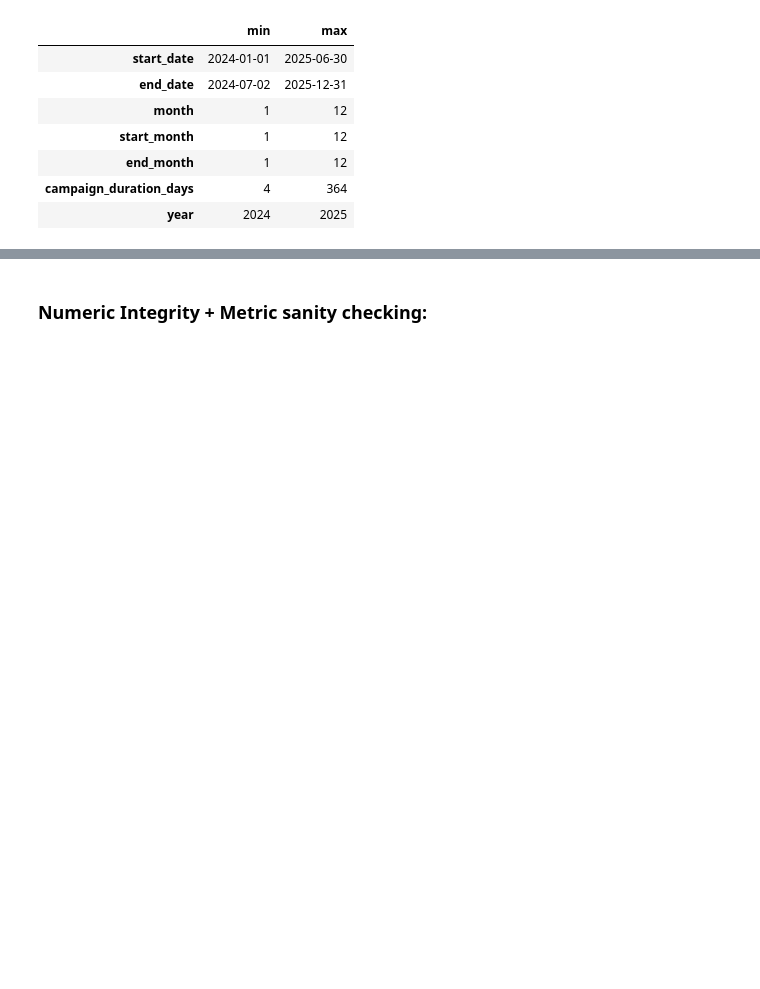
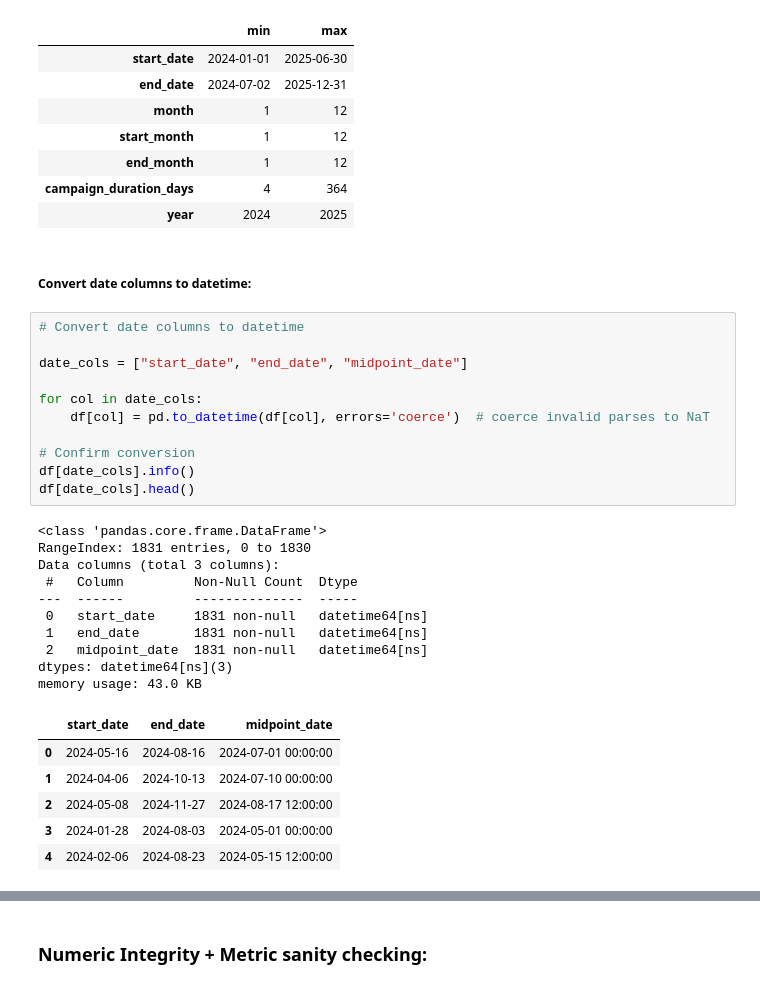
Before and after one commit to Playful-Cloud/Marketing_Campaign_Analysis_and_Optimization, a Jupyter notebook: notebooks/05_EDA.ipynb, the cells around one changed output, grey strips where cells are left out. Drawn from its saved outputs; the diff is of its cells as text; blank space fills up the shorter version.

```diff
--- a/notebooks/05_EDA.ipynb
+++ b/notebooks/05_EDA.ipynb
@@ -168,3 +169,33 @@ pd.DataFrame(summary).T
 | end_month | 1 | 12 |
 | campaign_duration_days | 4 | 364 |
 | year | 2024 | 2025 |
+# %% [markdown]
+##### Convert date columns to datetime:
+# %%
+# Convert date columns to datetime
+
+date_cols = ["start_date", "end_date", "midpoint_date"]
+
+for col in date_cols:
+    df[col] = pd.to_datetime(df[col], errors='coerce')  # coerce invalid parses to NaT
+
+# Confirm conversion
+df[date_cols].info()
+df[date_cols].head()
+# %% [output]
+<class 'pandas.core.frame.DataFrame'>
+RangeIndex: 1831 entries, 0 to 1830
+Data columns (total 3 columns):
+ #   Column         Non-Null Count  Dtype
+---  ------         --------------  -----
+ 0   start_date     1831 non-null   datetime64[ns]
+ 1   end_date       1831 non-null   datetime64[ns]
+ 2   midpoint_date  1831 non-null   datetime64[ns]
+dtypes: datetime64[ns](3)
+memory usage: 43.0 KB
+|  | start_date | end_date | midpoint_date |
+| 0 | 2024-05-16 | 2024-08-16 | 2024-07-01 00:00:00 |
+| 1 | 2024-04-06 | 2024-10-13 | 2024-07-10 00:00:00 |
+| 2 | 2024-05-08 | 2024-11-27 | 2024-08-17 12:00:00 |
+| 3 | 2024-01-28 | 2024-08-03 | 2024-05-01 00:00:00 |
+| 4 | 2024-02-06 | 2024-08-23 | 2024-05-15 12:00:00 |
```
Also changed, not shown: parts of 14 cells of this notebook.
